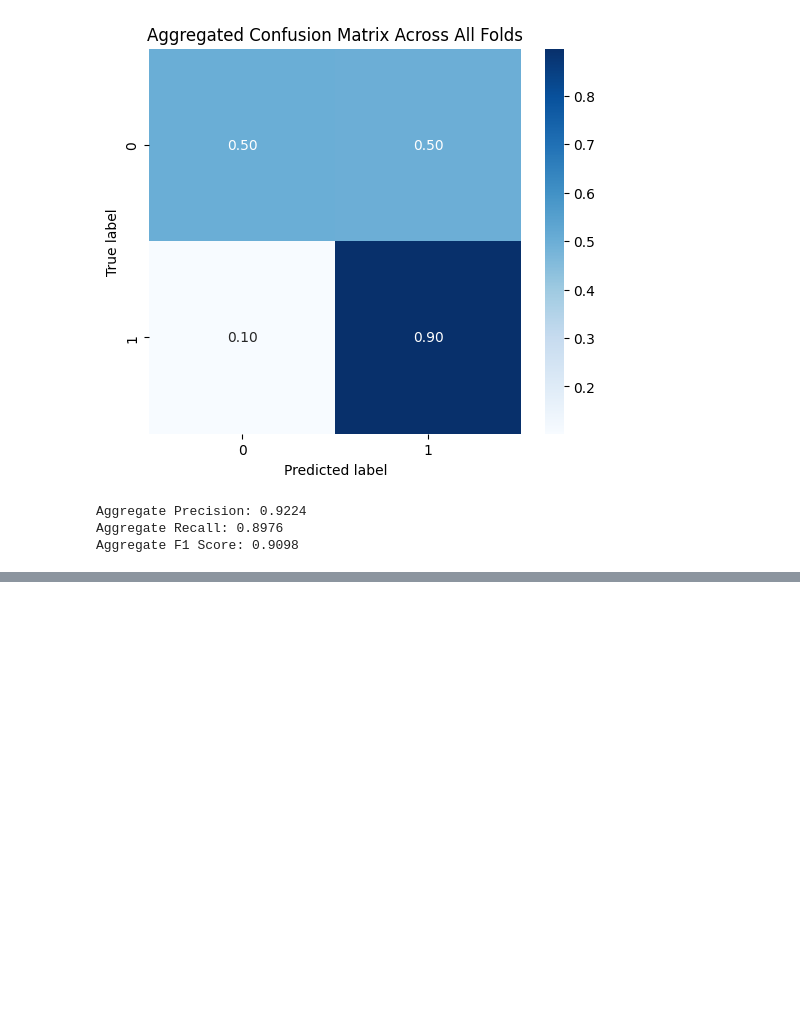
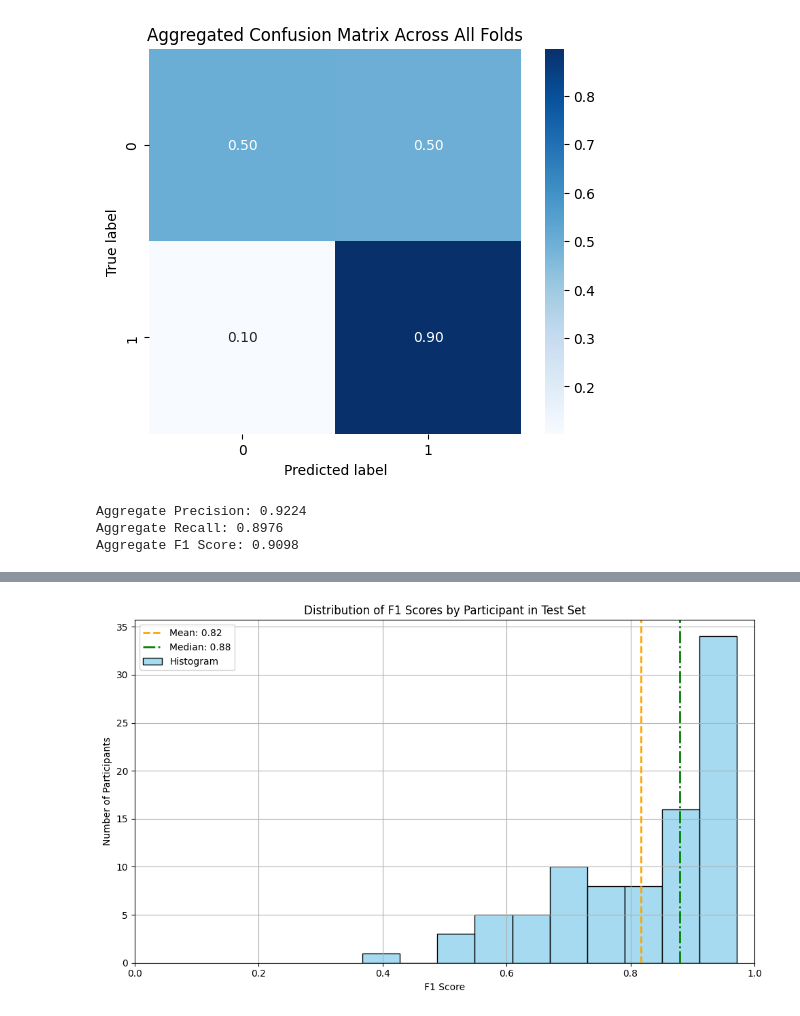
Before and after one commit to adityaponnada/real_time_prompting, a Jupyter notebook: general_model_between_user_with_SMOTE.ipynb, the cells around one changed output, grey strips where cells are left out. Drawn from its saved outputs; the diff is of its cells as text; code cells hidden in the pictures; blank space fills up the shorter version.

```diff
--- a/general_model_between_user_with_SMOTE.ipynb
+++ b/general_model_between_user_with_SMOTE.ipynb
@@ -787,0 +787,49 @@ Mean F1: 0.8227
+# %%
+def plot_f1_distribution_by_participant(model, test_df, outcome_col='outcome', id_col='participant_id'):
+    """
+    Plots the distribution of F1 scores for each participant in test_df using the trained model.
+    Shows mean and median F1 score lines.
+    """
+    from sklearn.metrics import f1_score
+    import matplotlib.pyplot as plt
+    import seaborn as sns
+    import pandas as pd
+
+    participant_ids = test_df[id_col].unique()
+    f1_scores = []
+    for pid in participant_ids:
+        user_df = test_df[test_df[id_col] == pid]
+        if user_df.empty:
+            continue
+        feature_cols = [col for col in user_df.columns if col not in [outcome_col, id_col]]
+        y_true = user_df[outcome_col]
+        if len(y_true.unique()) < 2:
+            f1 = float('nan')  # F1 undefined if only one class
+        else:
+            X = user_df[feature_cols]
+            y_pred = model.predict(X)
+            f1 = f1_score(y_true, y_pred, zero_division=0)
+        f1_scores.append({'participant_id': pid, 'f1_score': f1})
+    f1_df = pd.DataFrame(f1_scores)
+
+    mean_f1 = f1_df['f1_score'].mean()
+    median_f1 = f1_df['f1_score'].median()
+
+    plt.figure(figsize=(10, 6))
+    sns.histplot(f1_df['f1_score'].dropna(), bins=10, kde=False, color='skyblue', label='Histogram')
+    plt.axvline(mean_f1, color='orange', linestyle='--', linewidth=2, label=f'Mean: {mean_f1:.2f}')
+    plt.axvline(median_f1, color='green', linestyle='-.', linewidth=2, label=f'Median: {median_f1:.2f}')
+    plt.xlabel('F1 Score')
+    plt.ylabel('Number of Participants')
+    plt.title('Distribution of F1 Scores by Participant in Test Set')
+    plt.xlim(0, 1)
+    plt.legend()
+    plt.grid(True)
+    plt.tight_layout()
+    plt.show()
+    return f1_df
+
+# Example usage:
+f1_df = plot_f1_distribution_by_participant(rf_model, test_df)
+# %% [output]
+[figure, added]
```
Also changed, not shown: parts of 18 cells of this notebook.
